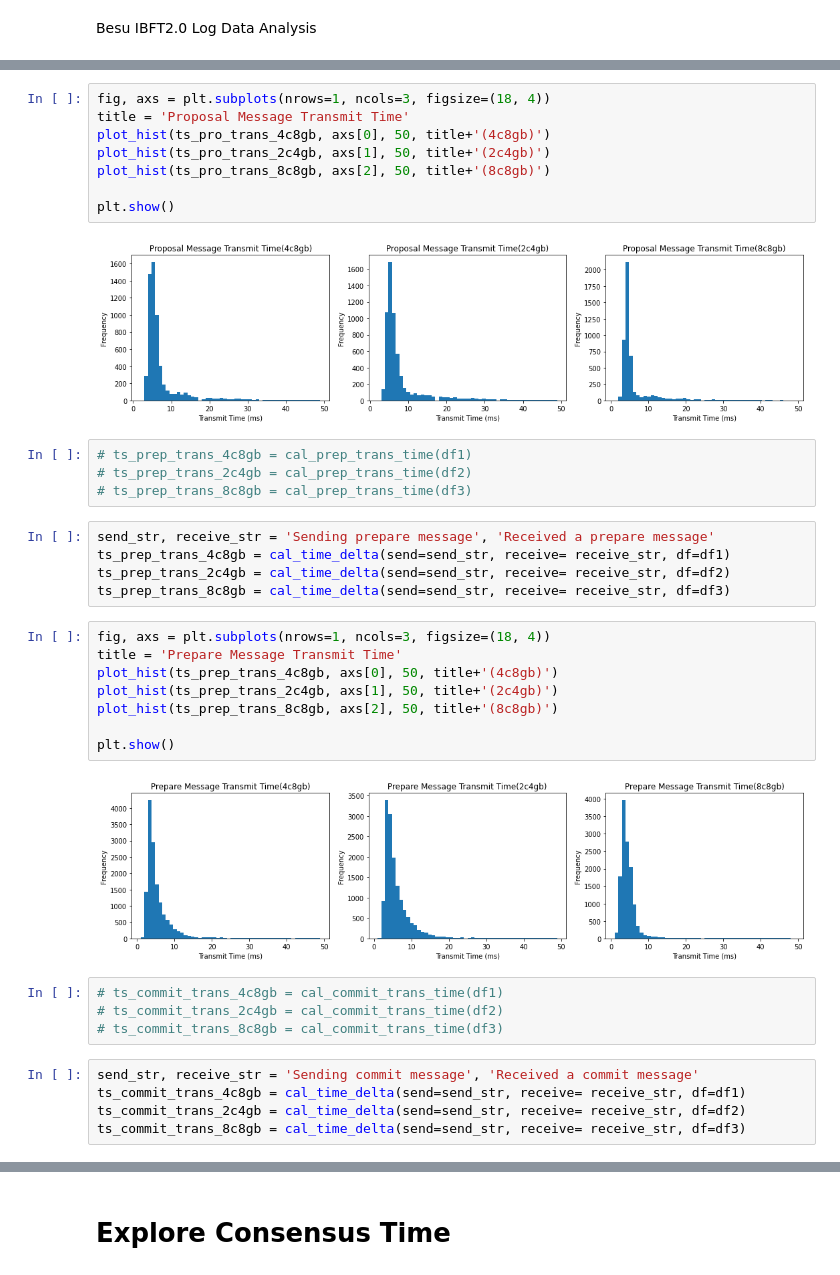
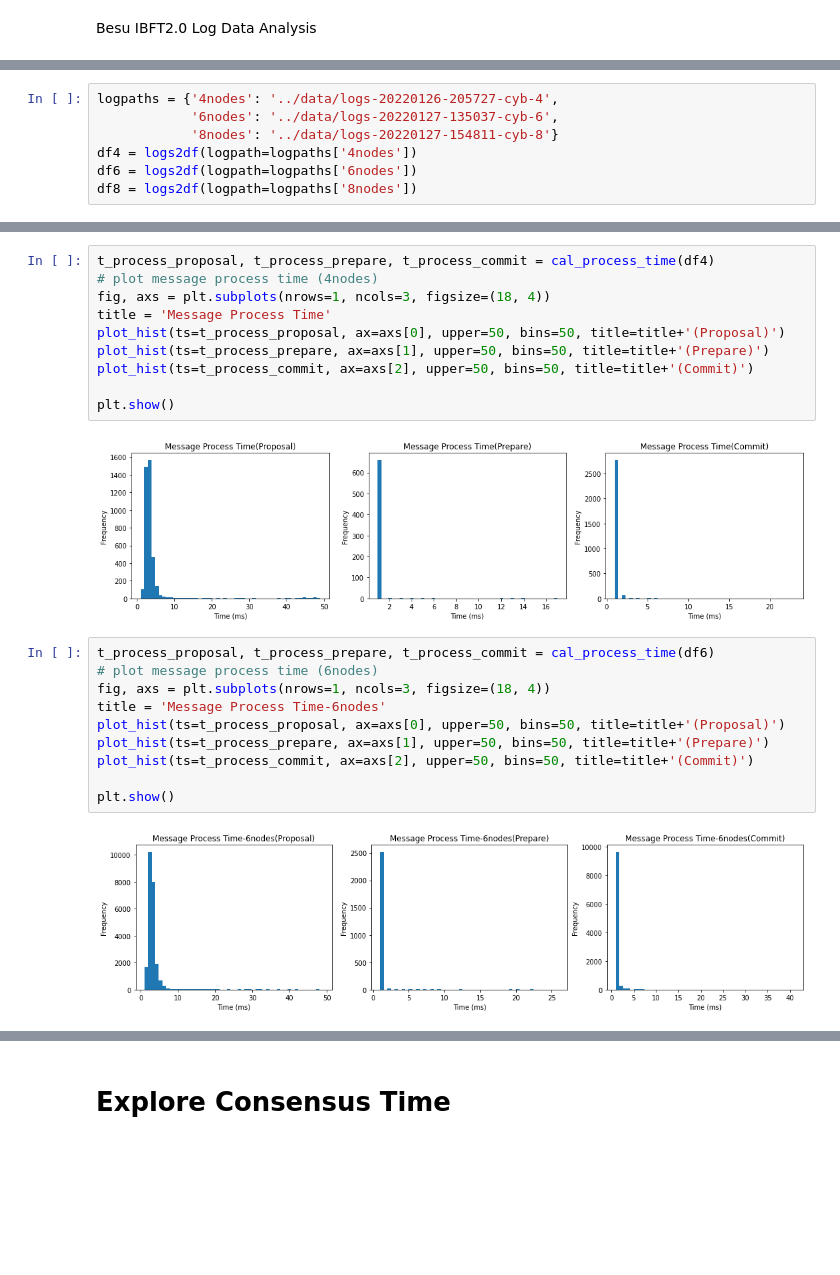
Before and after one commit to CaixiangFan/besu-benchmark, a Jupyter notebook: src/log_analysis.ipynb, the cells around one changed output, grey strips where cells are left out. Cells and saved outputs as stored; diff of their text form; blank space fills up the shorter version.

```diff
--- a/src/log_analysis.ipynb
+++ b/src/log_analysis.ipynb
@@ -197,2 +145,9 @@ numpy.datetime64('2021-12-15T20:10:45.051000000')
+# %%
+logpaths = {'4nodes': '../data/logs-20220126-205727-cyb-4',
+            '6nodes': '../data/logs-20220127-135037-cyb-6',
+            '8nodes': '../data/logs-20220127-154811-cyb-8'}
+df4 = logs2df(logpath=logpaths['4nodes'])
+df6 = logs2df(logpath=logpaths['6nodes'])
+df8 = logs2df(logpath=logpaths['8nodes'])
 # %%
 send_str, receive_str = 'Creating proposed block', 'Received a proposal message'
@@ -202,39 +213,25 @@ ts_pro_trans_8c8gb = cal_time_delta(send=send_str, receive=receive_str, df=df3)
 # %%
+t_process_proposal, t_process_prepare, t_process_commit = cal_process_time(df4)
+# plot message process time (4nodes)
 fig, axs = plt.subplots(nrows=1, ncols=3, figsize=(18, 4))
-title = 'Proposal Message Transmit Time'
-plot_hist(ts_pro_trans_4c8gb, axs[0], 50, title+'(4c8gb)')
-plot_hist(ts_pro_trans_2c4gb, axs[1], 50, title+'(2c4gb)')
-plot_hist(ts_pro_trans_8c8gb, axs[2], 50, title+'(8c8gb)')
+title = 'Message Process Time'
+plot_hist(ts=t_process_proposal, ax=axs[0], upper=50, bins=50, title=title+'(Proposal)')
+plot_hist(ts=t_process_prepare, ax=axs[1], upper=50, bins=50, title=title+'(Prepare)')
+plot_hist(ts=t_process_commit, ax=axs[2], upper=50, bins=50, title=title+'(Commit)')
 
 plt.show()
 # %% [output]
-[figure, old version]
+[figure, new version]
-# %%
-# ts_prep_trans_4c8gb = cal_prep_trans_time(df1)
-# ts_prep_trans_2c4gb = cal_prep_trans_time(df2)
-# ts_prep_trans_8c8gb = cal_prep_trans_time(df3)
-# %%
-send_str, receive_str = 'Sending prepare message', 'Received a prepare message'
-ts_prep_trans_4c8gb = cal_time_delta(send=send_str, receive= receive_str, df=df1)
-ts_prep_trans_2c4gb = cal_time_delta(send=send_str, receive= receive_str, df=df2)
-ts_prep_trans_8c8gb = cal_time_delta(send=send_str, receive= receive_str, df=df3)
 # %%
+t_process_proposal, t_process_prepare, t_process_commit = cal_process_time(df6)
+# plot message process time (6nodes)
 fig, axs = plt.subplots(nrows=1, ncols=3, figsize=(18, 4))
-title = 'Prepare Message Transmit Time'
-plot_hist(ts_prep_trans_4c8gb, axs[0], 50, title+'(4c8gb)')
-plot_hist(ts_prep_trans_2c4gb, axs[1], 50, title+'(2c4gb)')
-plot_hist(ts_prep_trans_8c8gb, axs[2], 50, title+'(8c8gb)')
+title = 'Message Process Time-6nodes'
+plot_hist(ts=t_process_proposal, ax=axs[0], upper=50, bins=50, title=title+'(Proposal)')
+plot_hist(ts=t_process_prepare, ax=axs[1], upper=50, bins=50, title=title+'(Prepare)')
+plot_hist(ts=t_process_commit, ax=axs[2], upper=50, bins=50, title=title+'(Commit)')
 
 plt.show()
 # %% [output]
-[figure, old version]
+[figure, new version]
-# %%
-# ts_commit_trans_4c8gb = cal_commit_trans_time(df1)
-# ts_commit_trans_2c4gb = cal_commit_trans_time(df2)
-# ts_commit_trans_8c8gb = cal_commit_trans_time(df3)
-# %%
-send_str, receive_str = 'Sending commit message', 'Received a commit message'
-ts_commit_trans_4c8gb = cal_time_delta(send=send_str, receive= receive_str, df=df1)
-ts_commit_trans_2c4gb = cal_time_delta(send=send_str, receive= receive_str, df=df2)
-ts_commit_trans_8c8gb = cal_time_delta(send=send_str, receive= receive_str, df=df3)
 # %%
```
Also changed, not shown: parts of 52 cells of this notebook, 1 other file.
